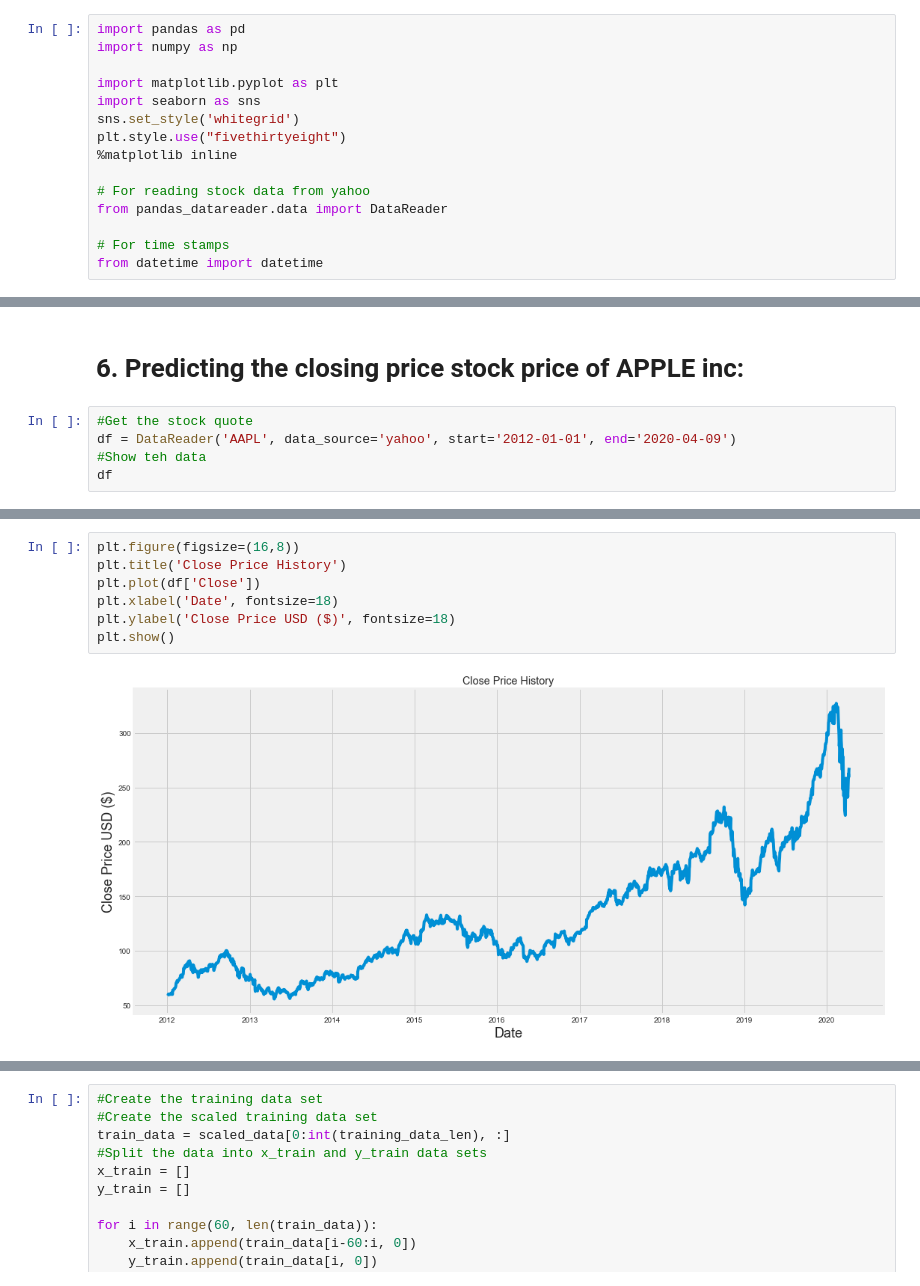
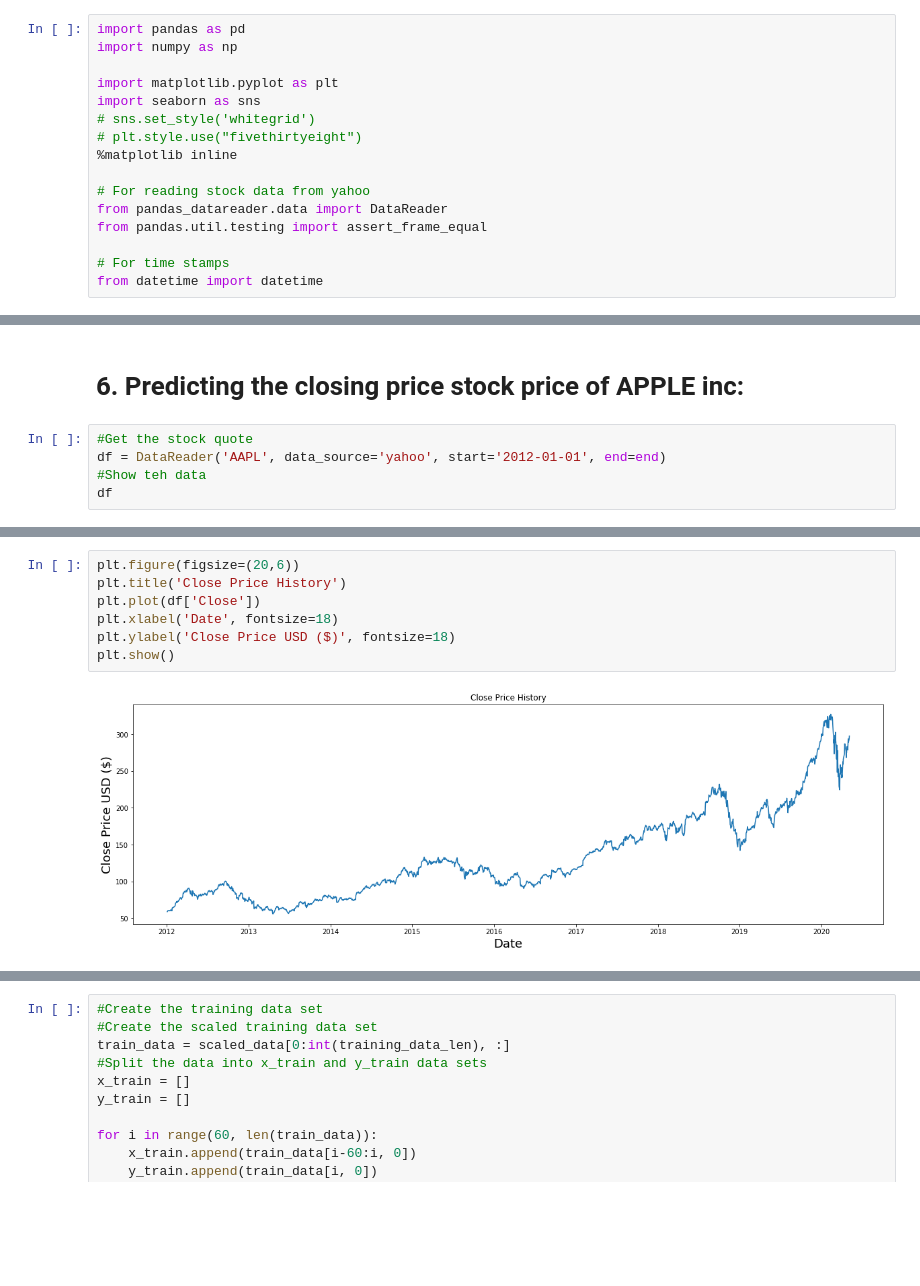
Before and after one commit to fares-ds/Predicting-the-closing-stock-price-of-APPLE-using-LSTM, a Jupyter notebook: Stock Market Analysis.ipynb, the cells around one changed output, grey strips where cells are left out. Drawn from its saved outputs; the diff is of its cells as text; blank space fills up the shorter version.

```diff
--- a/Stock Market Analysis.ipynb
+++ b/Stock Market Analysis.ipynb
@@ -27,12 +23,13 @@ import numpy as np
 
 import matplotlib.pyplot as plt
 import seaborn as sns
-sns.set_style('whitegrid')
-plt.style.use("fivethirtyeight")
+# sns.set_style('whitegrid')
+# plt.style.use("fivethirtyeight")
 %matplotlib inline
 
 # For reading stock data from yahoo
 from pandas_datareader.data import DataReader
+from pandas.util.testing import assert_frame_equal
 
 # For time stamps
 from datetime import datetime
@@ -357,7 +345,7 @@ for label, x, y in zip(rets.columns, rets.mean(), rets.std()):
 # 6. Predicting the closing price stock price of APPLE inc:
 # %%
 #Get the stock quote
-df = DataReader('AAPL', data_source='yahoo', start='2012-01-01', end='2020-04-09')
+df = DataReader('AAPL', data_source='yahoo', start='2012-01-01', end=end)
 #Show teh data
 df
 # %% [output]
@@ -378,12 +366,12 @@ df
 # %%
-plt.figure(figsize=(16,8))
+plt.figure(figsize=(20,6))
 plt.title('Close Price History')
 plt.plot(df['Close'])
 plt.xlabel('Date', fontsize=18)
 plt.ylabel('Close Price USD ($)', fontsize=18)
 plt.show()
 # %% [output]
-[figure, old version]
+[figure, new version]
 # %%
 #Create a new dataframe with only the 'Close column
 data = df.filter(['Close'])
```
Also changed, not shown: parts of 32 cells of this notebook.
